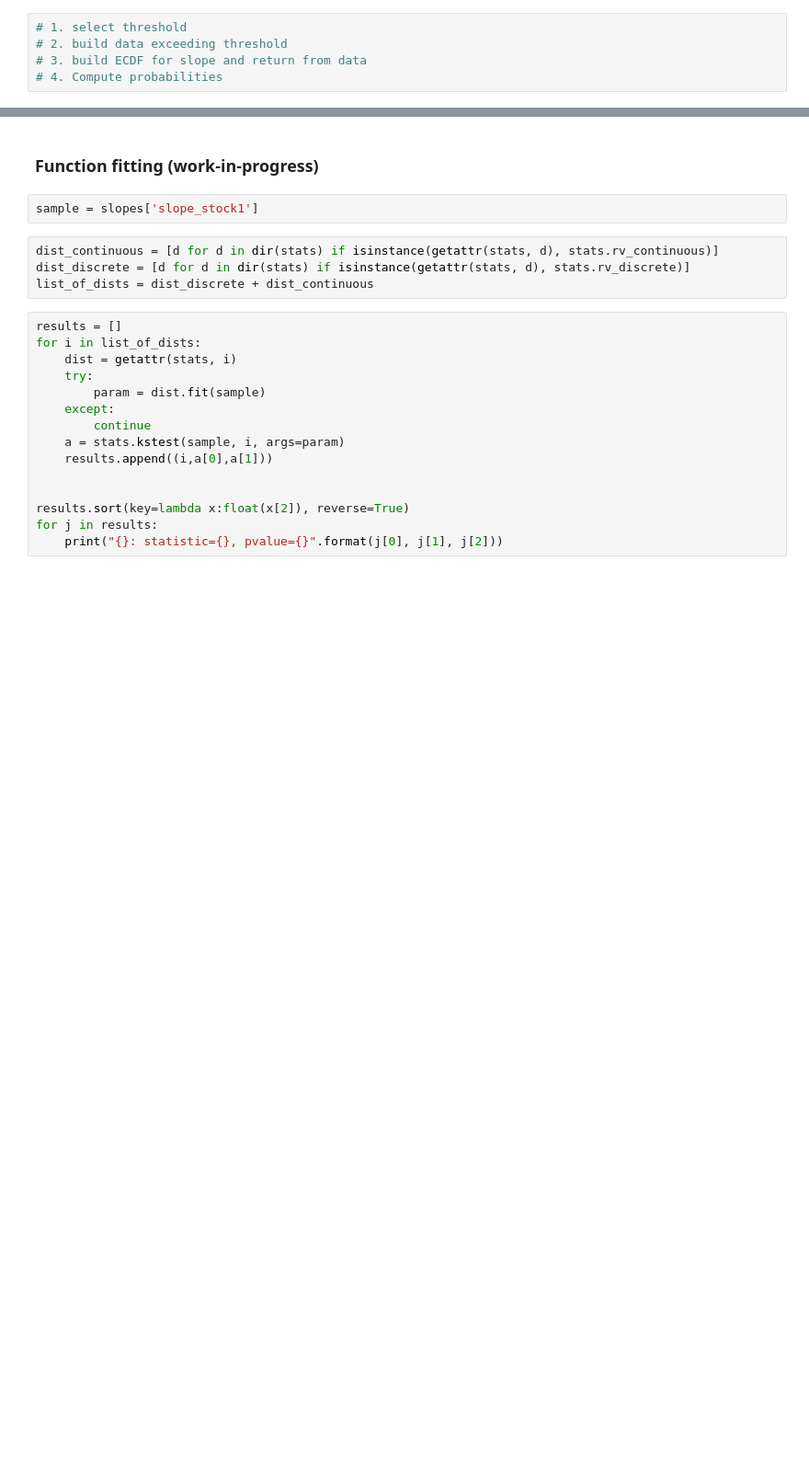
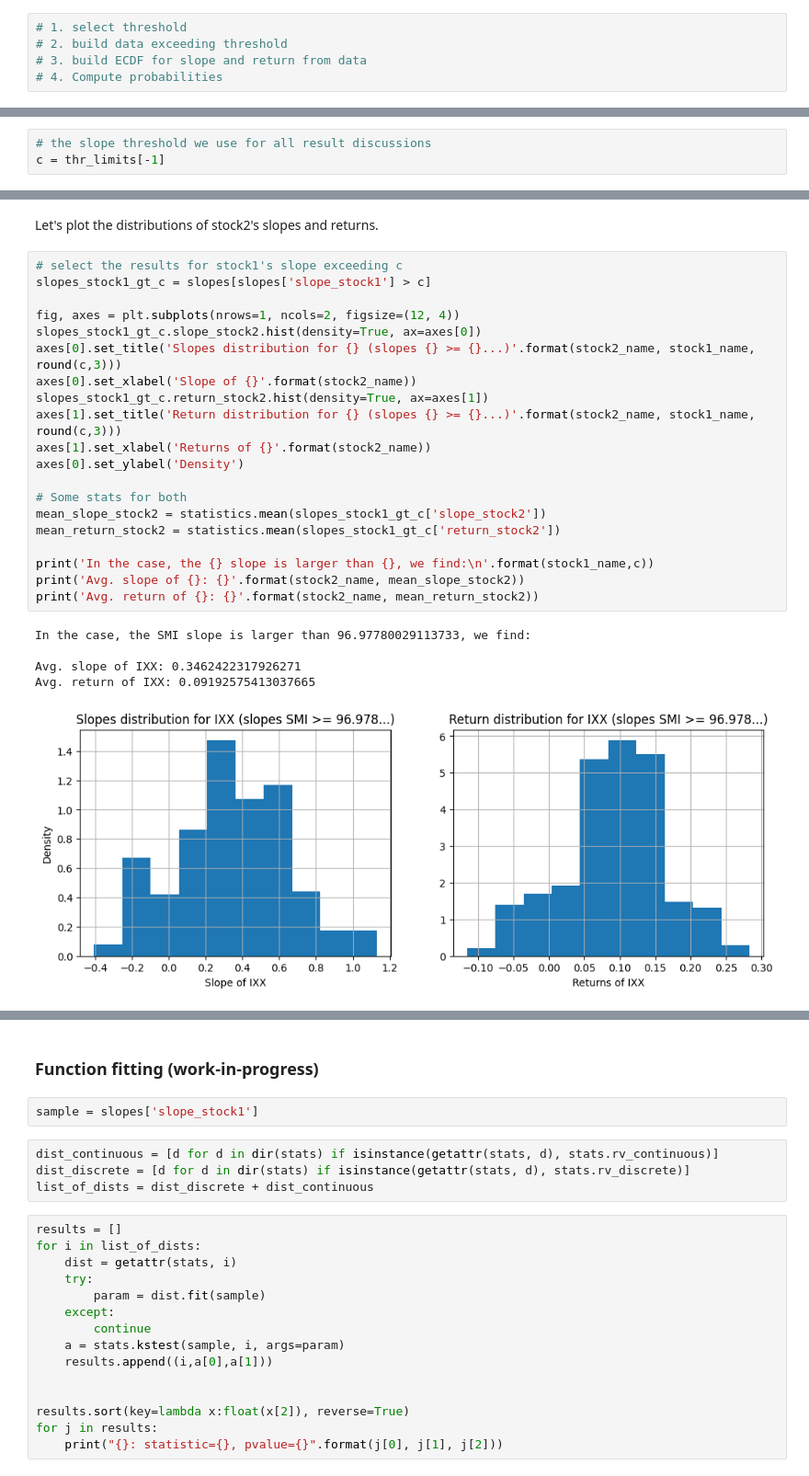
Before and after one commit to cdeck3r/YASMaPE, a Jupyter notebook: notebooks/stock_correl.ipynb, the cells around one changed output, grey strips where cells are left out. Shown at 92% size. Saved outputs shown, nothing was run; the diff lists cells and outputs as text; blank space fills up the shorter version.

```diff
--- a/notebooks/stock_correl.ipynb
+++ b/notebooks/stock_correl.ipynb
@@ -342,0 +242,3 @@ Text(0.5, 1.0, 'Probability that IXX achieves return greater 10%')
+# %%
+# the slope threshold we use for all result discussions
+c = thr_limits[-1]
@@ -342,0 +265,28 @@ Text(0.5, 1.0, 'Probability that IXX achieves return greater 10%')
+# %% [markdown]
+Let's plot the distributions of stock2's slopes and returns.
+# %%
+# select the results for stock1's slope exceeding c
+slopes_stock1_gt_c = slopes[slopes['slope_stock1'] > c]
+
+fig, axes = plt.subplots(nrows=1, ncols=2, figsize=(12, 4))
+slopes_stock1_gt_c.slope_stock2.hist(density=True, ax=axes[0])
+axes[0].set_title('Slopes distribution for {} (slopes {} >= {}...)'.format(stock2_name, stock1_name, round(c,3)))
+axes[0].set_xlabel('Slope of {}'.format(stock2_name))
+slopes_stock1_gt_c.return_stock2.hist(density=True, ax=axes[1])
+axes[1].set_title('Return distribution for {} (slopes {} >= {}...)'.format(stock2_name, stock1_name, round(c,3)))
+axes[1].set_xlabel('Returns of {}'.format(stock2_name))
+axes[0].set_ylabel('Density')
+
+# Some stats for both
+mean_slope_stock2 = statistics.mean(slopes_stock1_gt_c['slope_stock2'])
+mean_return_stock2 = statistics.mean(slopes_stock1_gt_c['return_stock2'])
+
+print('In the case, the {} slope is larger than {}, we find:\n'.format(stock1_name,c))
+print('Avg. slope of {}: {}'.format(stock2_name, mean_slope_stock2))
+print('Avg. return of {}: {}'.format(stock2_name, mean_return_stock2))
+# %% [output]
+In the case, the SMI slope is larger than 96.97780029113733, we find:
+
+Avg. slope of IXX: 0.3462422317926271
+Avg. return of IXX: 0.09192575413037665
+[figure, added]
```
Also changed, not shown: parts of 29 cells of this notebook.
